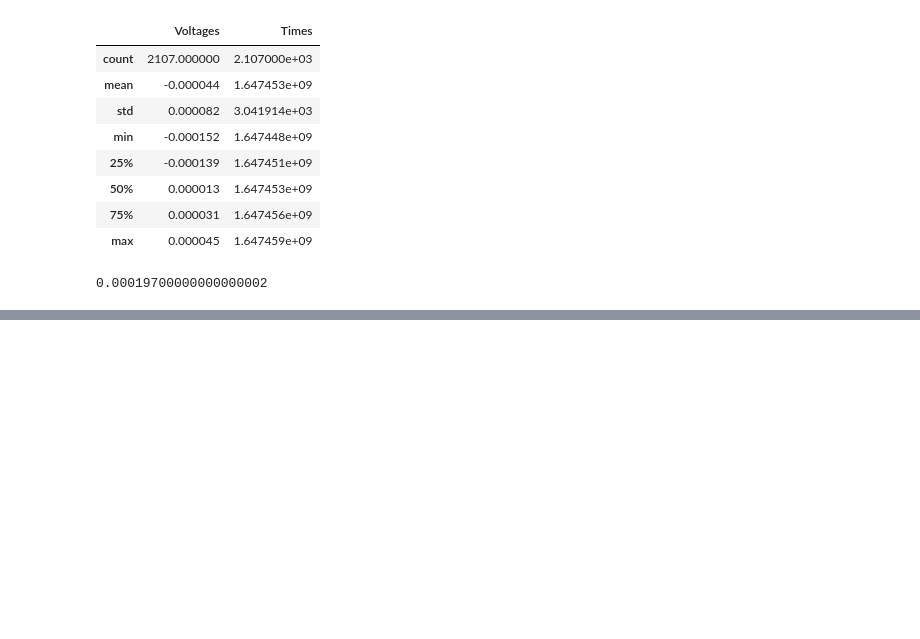
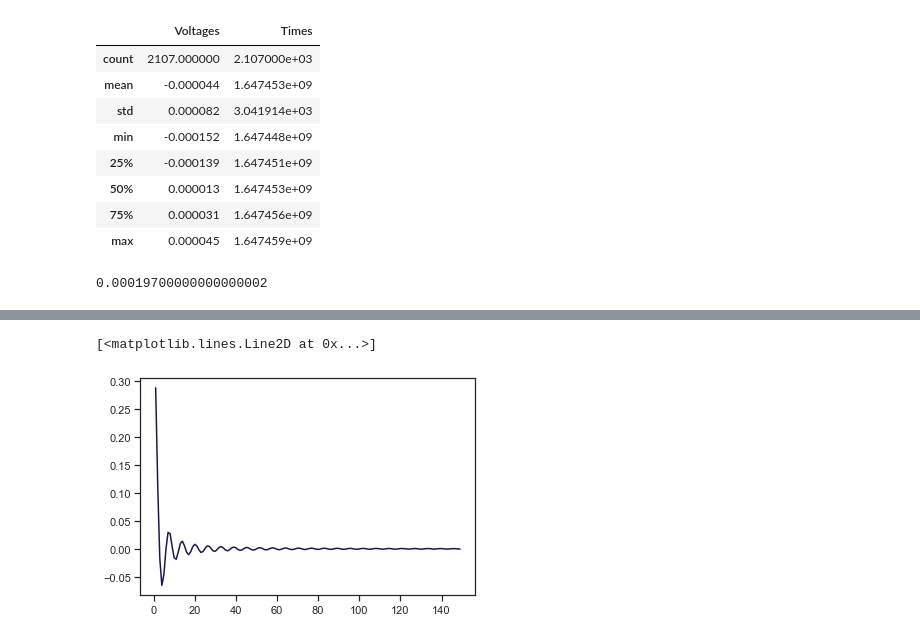
Before and after one commit to nolanylee/astro121lab, a Jupyter notebook: Long_Obs2_Analysis.ipynb, the cells around one changed output, grey strips where cells are left out. Saved outputs shown, nothing was run; the diff lists cells and outputs as text; code cells hidden in the pictures; blank space fills up the shorter version.

```diff
--- a/Long_Obs2_Analysis.ipynb
+++ b/Long_Obs2_Analysis.ipynb
@@ -199,0 +229,9 @@ v_range
+# %%
+from scipy import special
+arr = np.array(range(5000))
+# %%
+yarr = special.j1(arr[1:])/arr[1:]
+plt.plot(arr[1:150], yarr[1:150])
+# %% [output]
+[<matplotlib.lines.Line2D at 0x...>]
+[figure, added]
```
Also changed, not shown: parts of 15 cells of this notebook.
